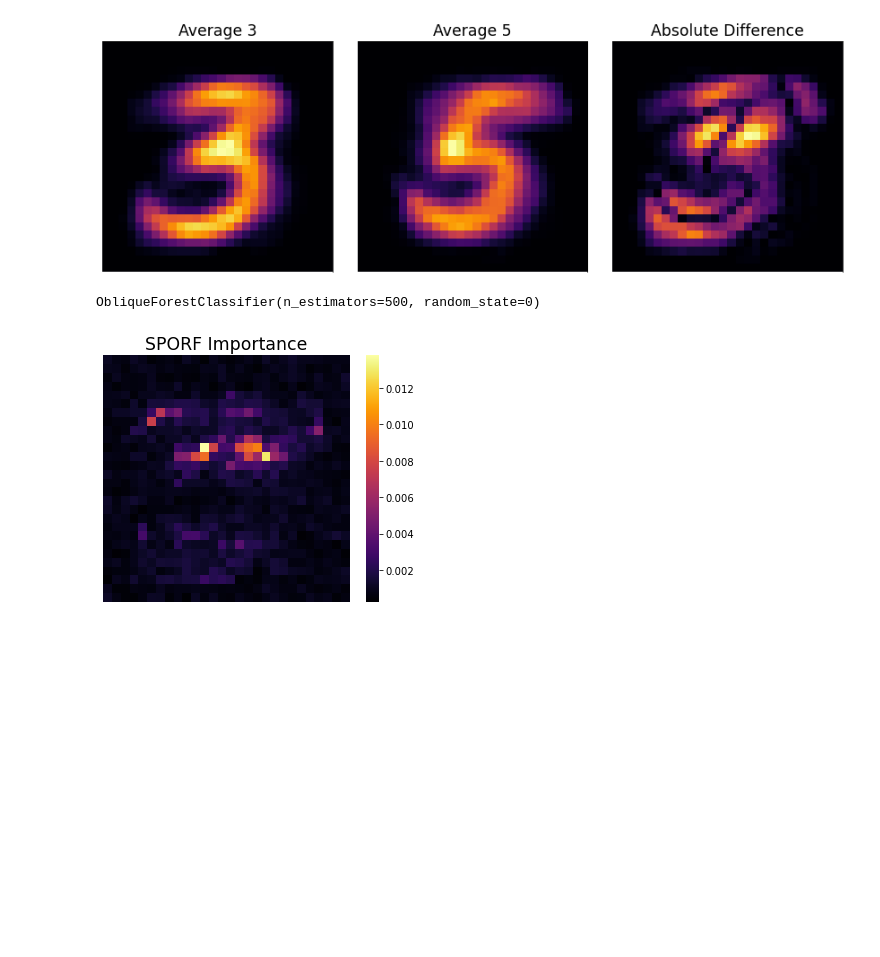
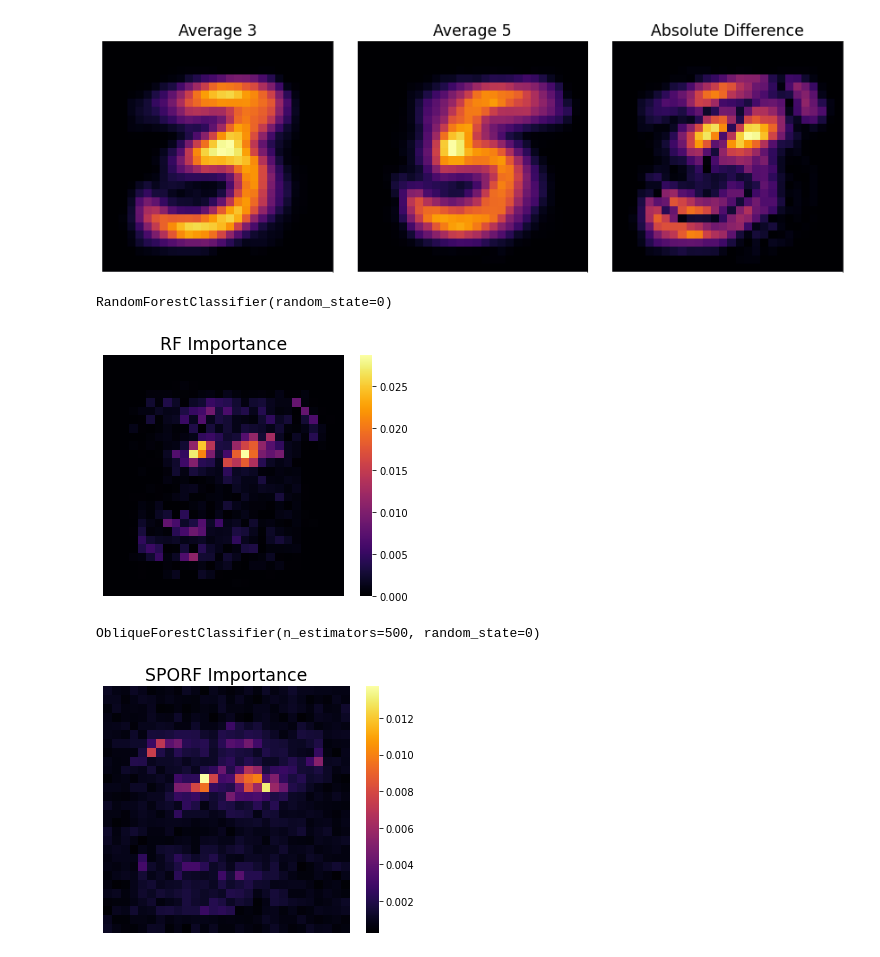
Before and after one commit to NeuroDataDesign/manifold_random_forests, a Jupyter notebook: docs/tutorials/test_feature_importance.ipynb, the cells around one changed output. Drawn from its saved outputs; the diff is of its cells as text; code cells hidden in the pictures; blank space fills up the shorter version.

```diff
--- a/docs/tutorials/test_feature_importance.ipynb
+++ b/docs/tutorials/test_feature_importance.ipynb
@@ -153,0 +128,6 @@ print(X.shape, y.shape)
+# %%
+# from sklearn.datasets import fetch_openml
+from keras.datasets import mnist
+
+(X_train, y_train), (X_test, y_test) = mnist.load_data()
+print(X_train.shape, y_train.shape, X_test.shape, y_test.shape, sep='\n')
@@ -153,0 +139,22 @@ print(X.shape, y.shape)
+# %%
+# Get 100 samples of 3s and 5s
+num = 100
+threes = np.where(y_train == 3)[0][:num]
+fives = np.where(y_train == 5)[0][:num]
+train_idx = np.concatenate((threes, fives))
+
+# Subset train data
+Xtrain = X_train[train_idx]
+ytrain = y_train[train_idx]
+
+# Apply random shuffling
+permuted_idx = np.random.permutation(len(train_idx))
+Xtrain = Xtrain[permuted_idx]
+ytrain = ytrain[permuted_idx]
+
+# Subset test data
+test_idx = np.where(y_test == 3)[0]
+Xtest = X_test[test_idx]
+ytest = y_test[test_idx]
+
+print(Xtrain.shape, ytrain.shape, Xtest.shape, ytest.shape, sep='\n')
@@ -177,8 +189,3 @@ for ax in axs:
 fig.tight_layout()
 # %% [output]
 [figure]
-# %%
-clf = SPORF(n_estimators=500, random_state=0)
-clf.fit(X, y)
-# %% [output]
-ObliqueForestClassifier(n_estimators=500, random_state=0)
@@ -185,3 +195,8 @@ ObliqueForestClassifier(n_estimators=500, random_state=0)
+# %%
+clf = RandomForestClassifier(random_state=0)
+clf.fit(Xtrain.reshape(Xtrain.shape[0], -1), ytrain)
+# %% [output]
+RandomForestClassifier(random_state=0)
 # %%
 def rename_clf(clf):
     if isinstance(clf, RandomForestClassifier):
@@ -190,6 +205,27 @@ def rename_clf(clf):
         return "SPORF"
     elif isinstance(clf, MORF):
         return "MORF"
+# %%
+fig, ax = plt.subplots(figsize=(5, 4))
+importances = clf.feature_importances_
+sns.heatmap(importances.reshape(28, 28), cmap='inferno', square=True)
+ax.tick_params(
+    axis="both",
+    which="both",
+    bottom=False,
+    left=False,
+    labelbottom=False,
+    labelleft=False,
+)
+ax.set_title(f"{rename_clf(clf)} Importance")
+fig.tight_layout();
+# %% [output]
+[figure, added]
+# %%
+clf = SPORF(n_estimators=500, random_state=0)
+clf.fit(Xtrain.reshape(Xtrain.shape[0], -1), ytrain)
+# %% [output]
+ObliqueForestClassifier(n_estimators=500, random_state=0)
 # %%
 fig, ax = plt.subplots(figsize=(5, 4))
 importances = clf.feature_importances_
```
Also changed, not shown: parts of 10 cells of this notebook, 2 other files.
